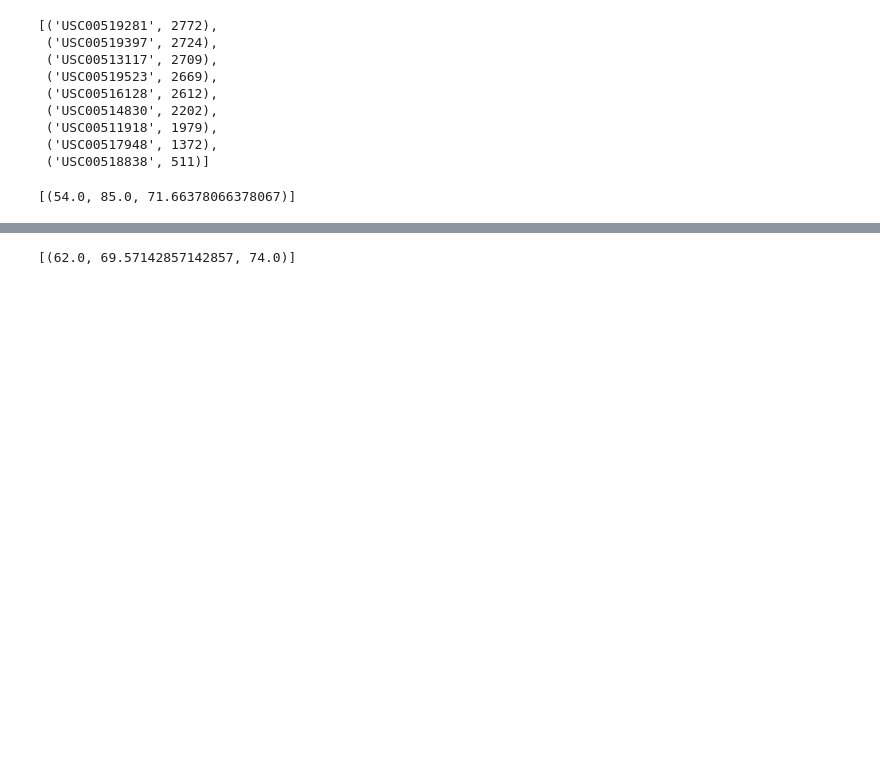
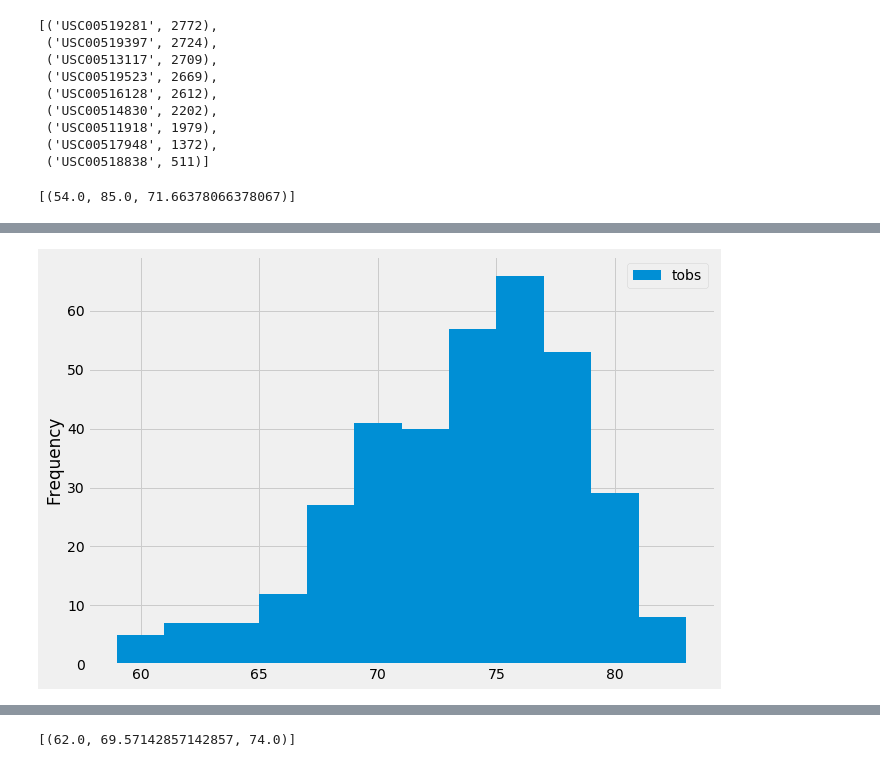
Before and after one commit to kipmadden/sqlalchemy-challenge, a Jupyter notebook: climate_starter.ipynb, the cells around one changed output, grey strips where cells are left out. Saved outputs shown, nothing was run; the diff lists cells and outputs as text; code cells hidden in the pictures; blank space fills up the shorter version.

Commit message:
Histogram added

```diff
--- a/climate_starter.ipynb
+++ b/climate_starter.ipynb
@@ -151,3 +186,21 @@ low_hi_avg
 # %%
 # Choose the station with the highest number of temperature observations.
-# Query the last 12 months of temperature observation data for this station and plot the results as a histogram
+# Query the last 12 months of temperature observation data for this station
+
+last_year_tobs = pd.read_sql("SELECT tobs FROM measurement where \
+    station = 'USC00519281' AND date >= DATE('2017-08-23','-12 month')", conn)
+
+# Plot the results as a histogram
+
+num_bins = 12
+fig, ax = plt.subplots(figsize=(10,7))
+
+n, bins, patches = ax.hist(last_year_tobs['tobs'], num_bins)
+
+ax.set_ylabel('Frequency')
+ax.legend(['tobs'],loc='best')
+
+plt.savefig('Output/Histogram.png')
+plt.show()
+# %% [output]
+[figure, added]
```
Also changed, not shown: parts of 4 cells of this notebook, 1 other file.
